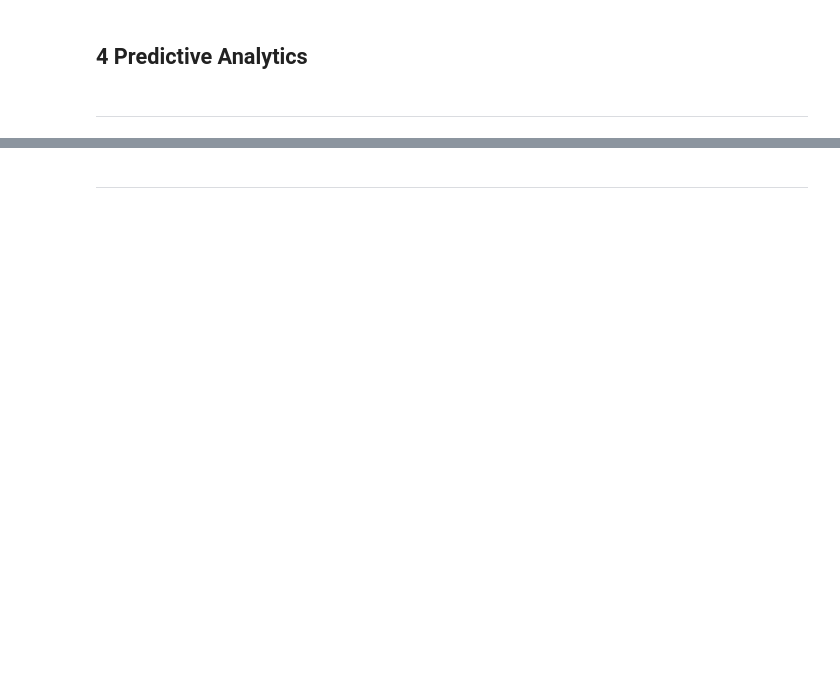
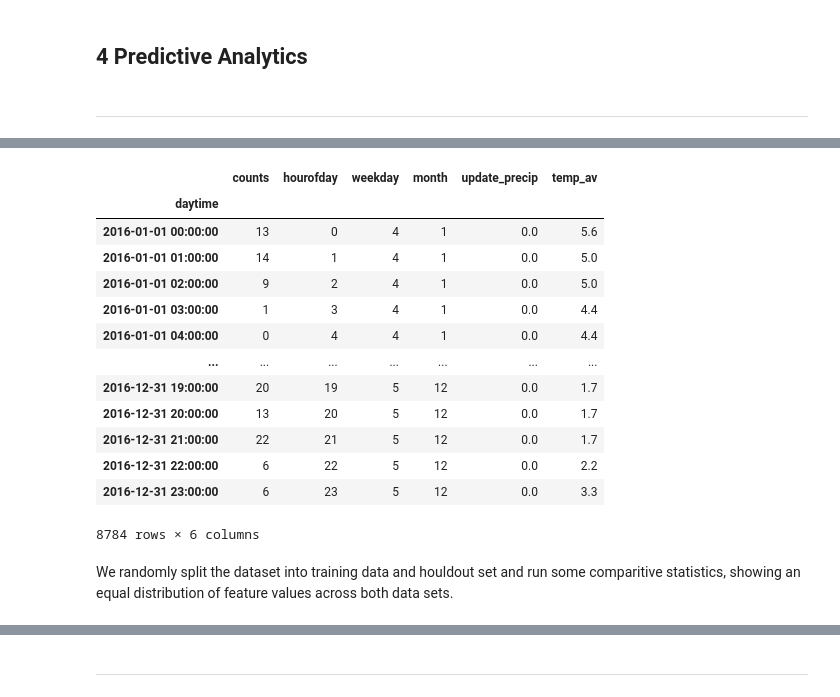
Before and after one commit to MoritzWagner13/Machine-Learning, a Jupyter notebook: Code_V1.5.ipynb, the cells around one changed output, grey strips where cells are left out. Cells and saved outputs as stored; diff of their text form; code cells hidden in the pictures; blank space fills up the shorter version.

```diff
--- a/Code_V1.5.ipynb
+++ b/Code_V1.5.ipynb
@@ -1143,0 +1211,5 @@ ___
+# %%
+pred_model_counts = pred_model.groupby([pd.Grouper(key='start_time', freq = 'H')]).size().to_frame('counts')
+
+print('Total number of booked trips in 2016 is:')
+pred_model_counts["counts"].sum()
@@ -1143,0 +1219,12 @@ ___
+# %%
+# Make index to column to create day of week and month based on date
+pred_model_counts['index1'] = pred_model_counts.index
+pred_model_counts["hourofday"] = pred_model_counts["index1"].dt.hour
+pred_model_counts["weekday"] = pred_model_counts["index1"].dt.dayofweek
+pred_model_counts["month"] = pred_model_counts["index1"].dt.month
+
+pred_model_counts = pred_model_counts.drop('index1', axis=1)
+
+pred_model_counts.index.names = ['daytime']
+pred_model_counts.index = pd.to_datetime(pred_model_counts.index)
+pred_model_counts
@@ -1143,0 +1282,20 @@ ___
+# %%
+pred_model_joint = pred_model_counts.join(weatherhour, how="left")
+pred_model_joint
+# %% [output]
+|  | counts | hourofday | weekday | month | update_precip | temp_av |
+| daytime |  |  |  |  |  |  |
+| 2016-01-01 00:00:00 | 13 | 0 | 4 | 1 | 0.0 | 5.6 |
+| 2016-01-01 01:00:00 | 14 | 1 | 4 | 1 | 0.0 | 5.0 |
+| 2016-01-01 02:00:00 | 9 | 2 | 4 | 1 | 0.0 | 5.0 |
+| 2016-01-01 03:00:00 | 1 | 3 | 4 | 1 | 0.0 | 4.4 |
+| 2016-01-01 04:00:00 | 0 | 4 | 4 | 1 | 0.0 | 4.4 |
+| ... | ... | ... | ... | ... | ... | ... |
+| 2016-12-31 19:00:00 | 20 | 19 | 5 | 12 | 0.0 | 1.7 |
+| 2016-12-31 20:00:00 | 13 | 20 | 5 | 12 | 0.0 | 1.7 |
+| 2016-12-31 21:00:00 | 22 | 21 | 5 | 12 | 0.0 | 1.7 |
+| 2016-12-31 22:00:00 | 6 | 22 | 5 | 12 | 0.0 | 2.2 |
+| 2016-12-31 23:00:00 | 6 | 23 | 5 | 12 | 0.0 | 3.3 |
+8784 rows × 6 columns
+# %% [markdown]
+We randomly split the dataset into training data and houldout set and run some comparitive statistics, showing an equal distribution of feature values across both data sets.
```
Also changed, not shown: parts of 90 cells of this notebook.
